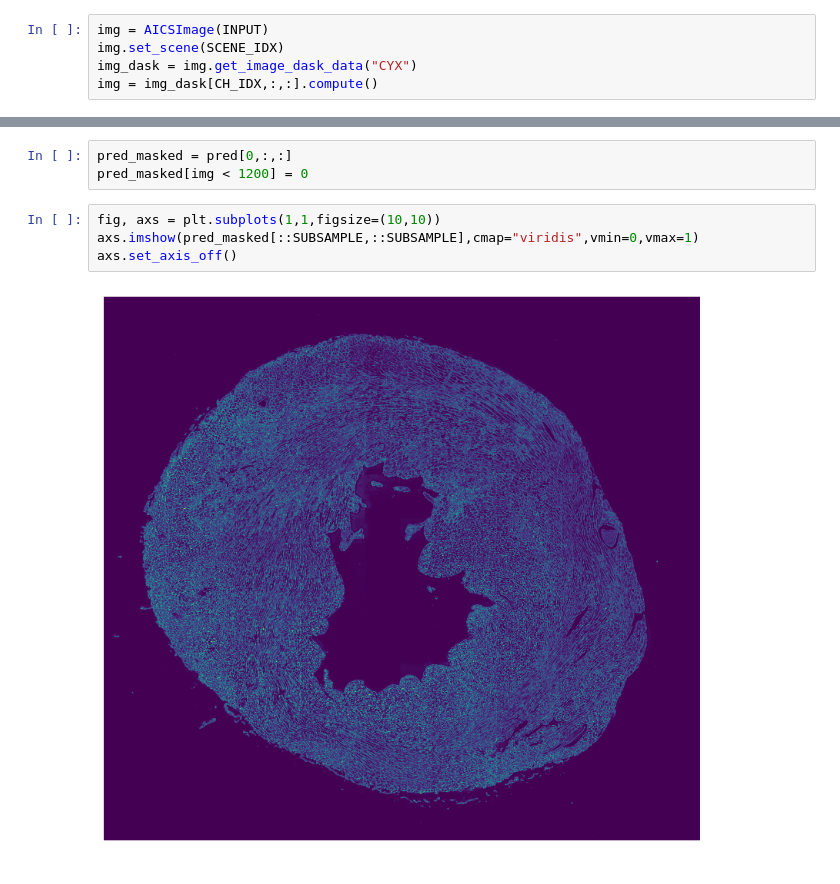
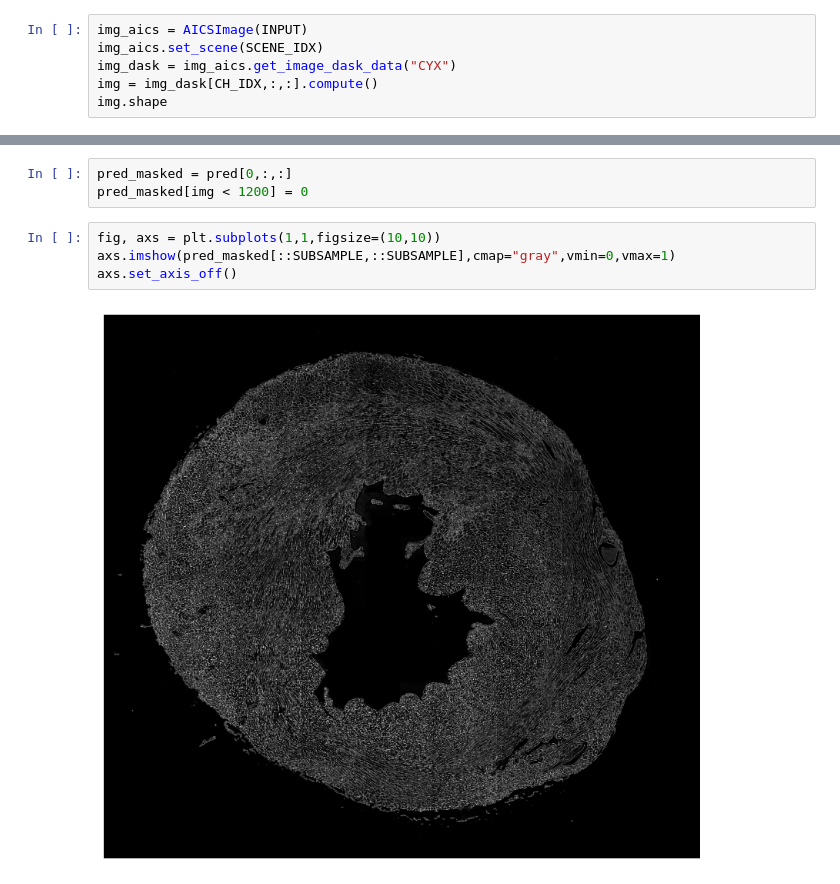
Before and after one commit to bpi-oxford/Myocardial-Infarction-Analysis, a Jupyter notebook: notebooks/if_segmentation_full.ipynb, the cells around one changed output, grey strips where cells are left out. Drawn from its saved outputs; the diff is of its cells as text.

```diff
--- a/notebooks/if_segmentation_full.ipynb
+++ b/notebooks/if_segmentation_full.ipynb
@@ -44,7 +30,8 @@ CH_IDX=1
 SUBSAMPLE=10
 TAIL=5
 # %%
-img = AICSImage(INPUT)
-img.set_scene(SCENE_IDX)
-img_dask = img.get_image_dask_data("CYX")
+img_aics = AICSImage(INPUT)
+img_aics.set_scene(SCENE_IDX)
+img_dask = img_aics.get_image_dask_data("CYX")
 img = img_dask[CH_IDX,:,:].compute()
+img.shape
@@ -84,7 +73,7 @@ pred_masked = pred[0,:,:]
 pred_masked[img < 1200] = 0
 # %%
 fig, axs = plt.subplots(1,1,figsize=(10,10))
-axs.imshow(pred_masked[::SUBSAMPLE,::SUBSAMPLE],cmap="viridis",vmin=0,vmax=1)
+axs.imshow(pred_masked[::SUBSAMPLE,::SUBSAMPLE],cmap="gray",vmin=0,vmax=1)
 axs.set_axis_off()
 # %% [output]
-[figure, old version]
+[figure, new version]
```
Also changed, not shown: parts of 11 cells of this notebook, 3 other files.
